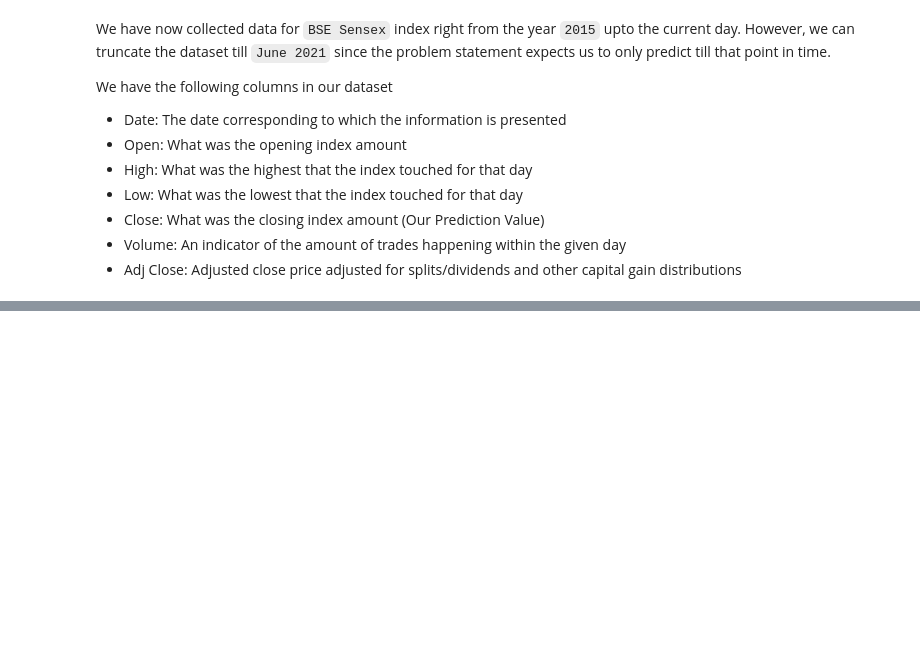
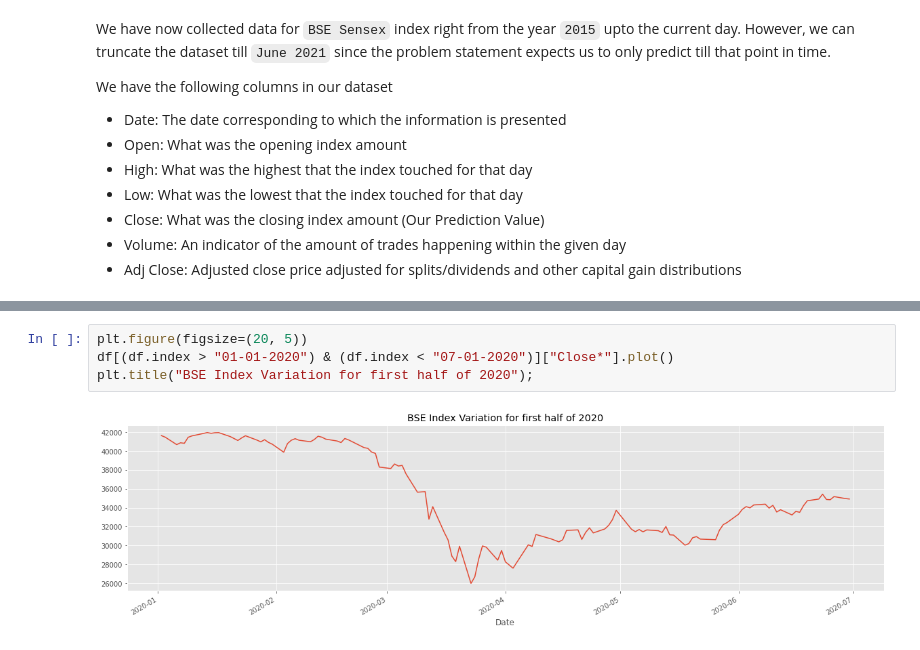
Before and after one commit to ElisonSherton/MTech_DSE_Sem2, a Jupyter notebook: IDS/BSE_Regression.ipynb, the cells around one changed output, grey strips where cells are left out. Saved outputs shown, nothing was run; the diff lists cells and outputs as text; blank space fills up the shorter version.

```diff
--- a/IDS/BSE_Regression.ipynb
+++ b/IDS/BSE_Regression.ipynb
@@ -65,0 +140,6 @@ We have the following columns in our dataset
+# %%
+plt.figure(figsize=(20, 5))
+df[(df.index > "01-01-2020") & (df.index < "07-01-2020")]["Close*"].plot()
+plt.title("BSE Index Variation for first half of 2020");
+# %% [output]
+[figure, added]
```
Also changed, not shown: parts of 24 cells of this notebook.
